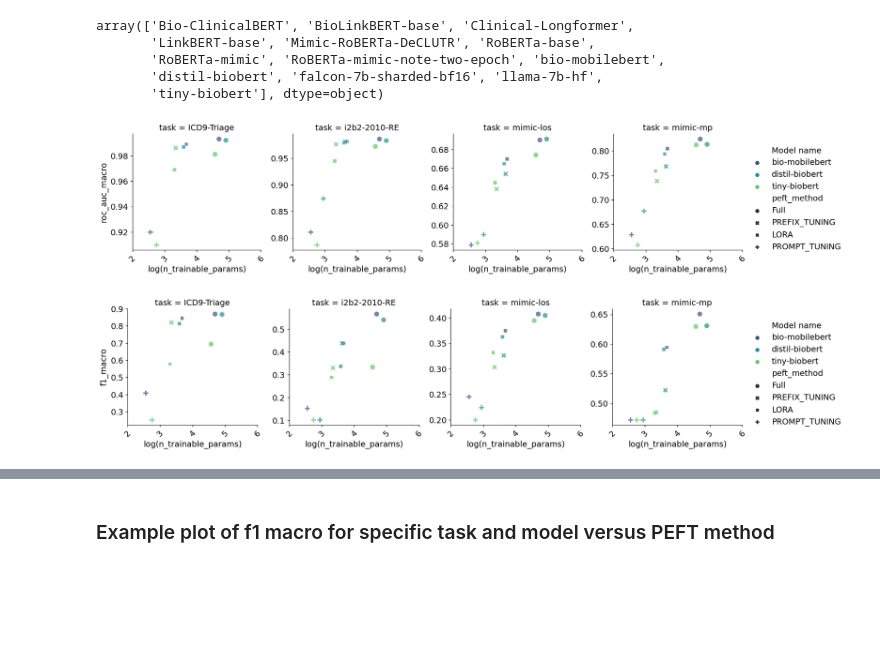
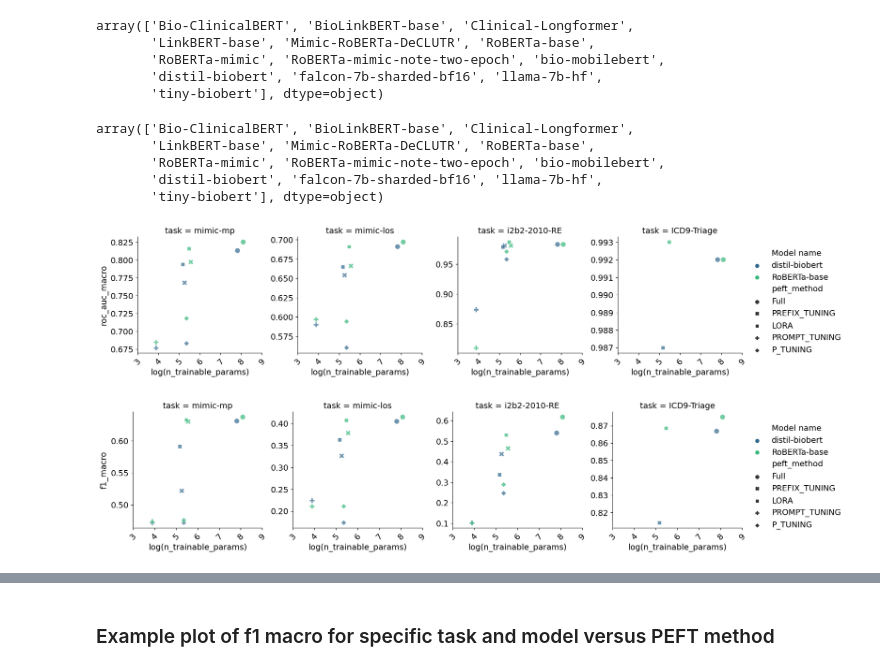
Before and after one commit to nlpie-research/efficient-ml, a Jupyter notebook: notebooks/load_tb_files.ipynb, the cells around one changed output, grey strips where cells are left out. Cells and saved outputs as stored; diff of their text form; code cells hidden in the pictures; blank space fills up the shorter version.

```diff
--- a/notebooks/load_tb_files.ipynb
+++ b/notebooks/load_tb_files.ipynb
@@ -449,7 +468,15 @@ Index(['index', 'Model name', 'model_name_or_path', 'task', 'few_shot_n',
+# %%
+cls_results_df["PEFT_params"] = cls_results_df.apply(lambda x: trainable_params_mapping.get(x['model_name_or_path'],{}).
+                                                     get(x['peft_method'], {}).get('n_peft_params', np.NaN), axis=1)
+cls_results_df['PEFT_params_perc'] = cls_results_df.apply(lambda x: trainable_params_mapping.get(x['model_name_or_path'],{}).
+                                                     get(x['peft_method'], {}).get('n_peft_params_perc', np.NaN), axis=1)
+cls_results_df['Total_params'] = cls_results_df.apply(lambda x: trainable_params_mapping.get(x['model_name_or_path'],{}).
+                                                     get(x['peft_method'], {}).get('total_params', np.NaN), axis=1)
 # %%
-cls_results_df['PEFT_params'] = cls_results_df.apply(lambda x: trainable_params_mapping[x['model_name_or_path']][x['peft_method']]['n_peft_params'], axis=1)
-cls_results_df['PEFT_params_perc'] = cls_results_df.apply(lambda x: trainable_params_mapping[x['model_name_or_path']][x['peft_method']]['n_peft_params_perc'], axis=1)
-cls_results_df['Total_params'] = cls_results_df.apply(lambda x: trainable_params_mapping[x['model_name_or_path']][x['peft_method']]['total_params'], axis=1)
+# below doesn't handle mappings with no values
+# cls_results_df['PEFT_params'] = cls_results_df.apply(lambda x: trainable_params_mapping[x['model_name_or_path']][x['peft_method']]['n_peft_params'], axis=1)
+# cls_results_df['PEFT_params_perc'] = cls_results_df.apply(lambda x: trainable_params_mapping[x['model_name_or_path']][x['peft_method']]['n_peft_params_perc'], axis=1)
+# cls_results_df['Total_params'] = cls_results_df.apply(lambda x: trainable_params_mapping[x['model_name_or_path']][x['peft_method']]['total_params'], axis=1)
 # %%
 # cls_results_df.loc[
 #     cls_results_df['few_shot_n'] > 200].sort_values(
@@ -635,7 +638,7 @@ ner_pending_tasks.to_csv('../training_bash_scripts/pending_tasks_TOKEN_CLS.csv',
 # %%
 plot_df = cls_results_df.loc[cls_results_df['few_shot_n'] > 200].copy()
 plot_df.loc[plot_df['task'] == 'ICD9-Triage']
-plot_df.sort_values(['Model name', 'peft_method', 'task', 'few_shot_n', 'f1_macro'],
+plot_df.sort_values(['Model name', 'peft_method', 'task', 'few_shot_n', 'roc_auc_macro'],
                             ascending=False, inplace=True)
 plot_df.drop_duplicates(['Model name', 'peft_method', 'task', 'few_shot_n'], inplace=True)
 plot_df['roc_auc_macro'] = plot_df['roc_auc_macro'].apply(lambda x: round(x, 3)).values
@@ -677,33 +680,41 @@ array(['Bio-ClinicalBERT', 'BioLinkBERT-base', 'Clinical-Longformer',
        'RoBERTa-mimic', 'RoBERTa-mimic-note-two-epoch', 'bio-mobilebert',
        'distil-biobert', 'falcon-7b-sharded-bf16', 'llama-7b-hf',
        'tiny-biobert'], dtype=object)
+# %%
+cls_results_df["Model name"].unique()
+# %% [output]
+array(['Bio-ClinicalBERT', 'BioLinkBERT-base', 'Clinical-Longformer',
+       'LinkBERT-base', 'Mimic-RoBERTa-DeCLUTR', 'RoBERTa-base',
+       'RoBERTa-mimic', 'RoBERTa-mimic-note-two-epoch', 'bio-mobilebert',
+       'distil-biobert', 'falcon-7b-sharded-bf16', 'llama-7b-hf',
+       'tiny-biobert'], dtype=object)
 # %%
 plot_df = cls_results_df.loc[cls_results_df['few_shot_n'] > 200].copy()
 plot_df =  plot_df.loc[plot_df['task'] != 'mednli']
 plot_df = plot_df.loc[plot_df['Model name'].isin(
-    ['tiny-biobert', 'distil-biobert', 'bio-mobilebert'])] # , 'distil-biobert', 'bio-mobilebert', 'Bio-ClinicalBERT'
-# plot_df.sort_values(['Model name', 'peft_method', 'task', 'few_shot_n', 'f1_macro'],
-#                             ascending=False, inplace=True)
-# plot_df.drop_duplicates(['Model name', 'peft_method', 'task', 'few_shot_n'], inplace=True)
+    ['RoBERTa-base','distil-biobert'])] # , 'distil-biobert', 'bio-mobilebert', 'Bio-ClinicalBERT', 'tiny-biobert'
+plot_df.sort_values(['Model name', 'peft_method', 'task', 'few_shot_n', 'f1_macro'],
+                            ascending=False, inplace=True)
+plot_df.drop_duplicates(['Model name', 'peft_method', 'task', 'few_shot_n'], inplace=True)
 plot_df['roc_auc_macro'] = plot_df['roc_auc_macro'].apply(lambda x: round(x, 3)).values
 # %%
 metrics = ['roc_auc_macro', 'f1_macro']
 plot_df['log(n_trainable_params)'] = np.log10(plot_df['PEFT_params'])
 for metric in metrics:
     fg = sns.FacetGrid(data=plot_df, col='task', sharey=False,
                        sharex=True, legend_out=True, aspect=1, height=4)
     fg.map_dataframe(sns.scatterplot, x='log(n_trainable_params)', y=metric, style='peft_method',
                      hue='Model name', palette='viridis', s=80, alpha=0.7,
-                     style_order=['Full', 'PREFIX_TUNING', 'LORA', 'PROMPT_TUNING'])
+                     style_order=['Full', 'PREFIX_TUNING', 'LORA', 'PROMPT_TUNING', 'P_TUNING'])
     # fg.map_dataframe(sns.lineplot, x='log(n_trainable_params)', y=metric, style='peft_method',
     #                  hue='Model name', palette='viridis', alpha=0.7,
     #                  style_order=['Full', 'PREFIX_TUNING', 'LORA', 'PROMPT_TUNING'])
     fg.add_legend()
     fg.set_xticklabels(rotation = 45)
     plt.show()
 # %% [output]
-[figure, old version]
+[figure, new version]
-[figure, old version]
+[figure, new version]
 # %%
 # Plot the lines on two facets
 # sns.relplot(
```
Also changed, not shown: parts of 10 cells of this notebook, 7 other files.
